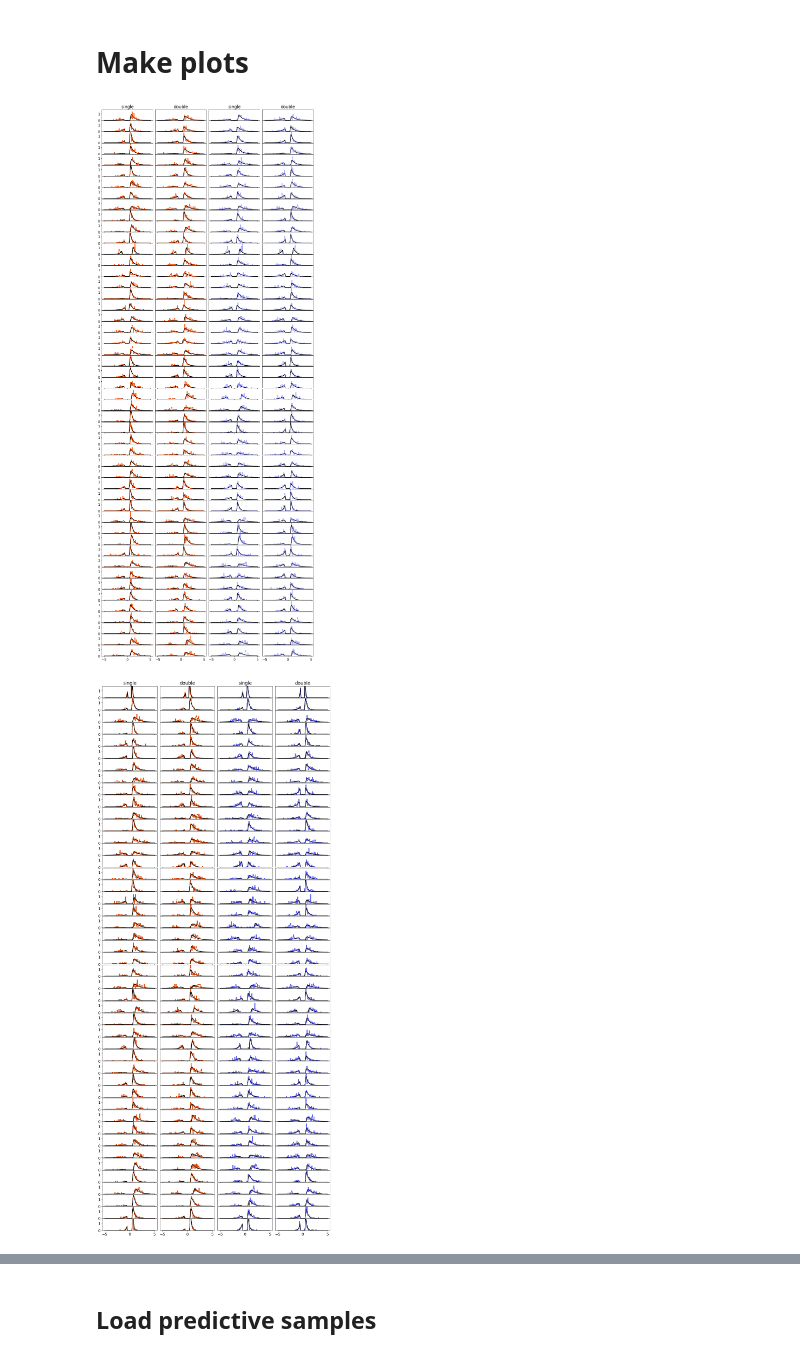
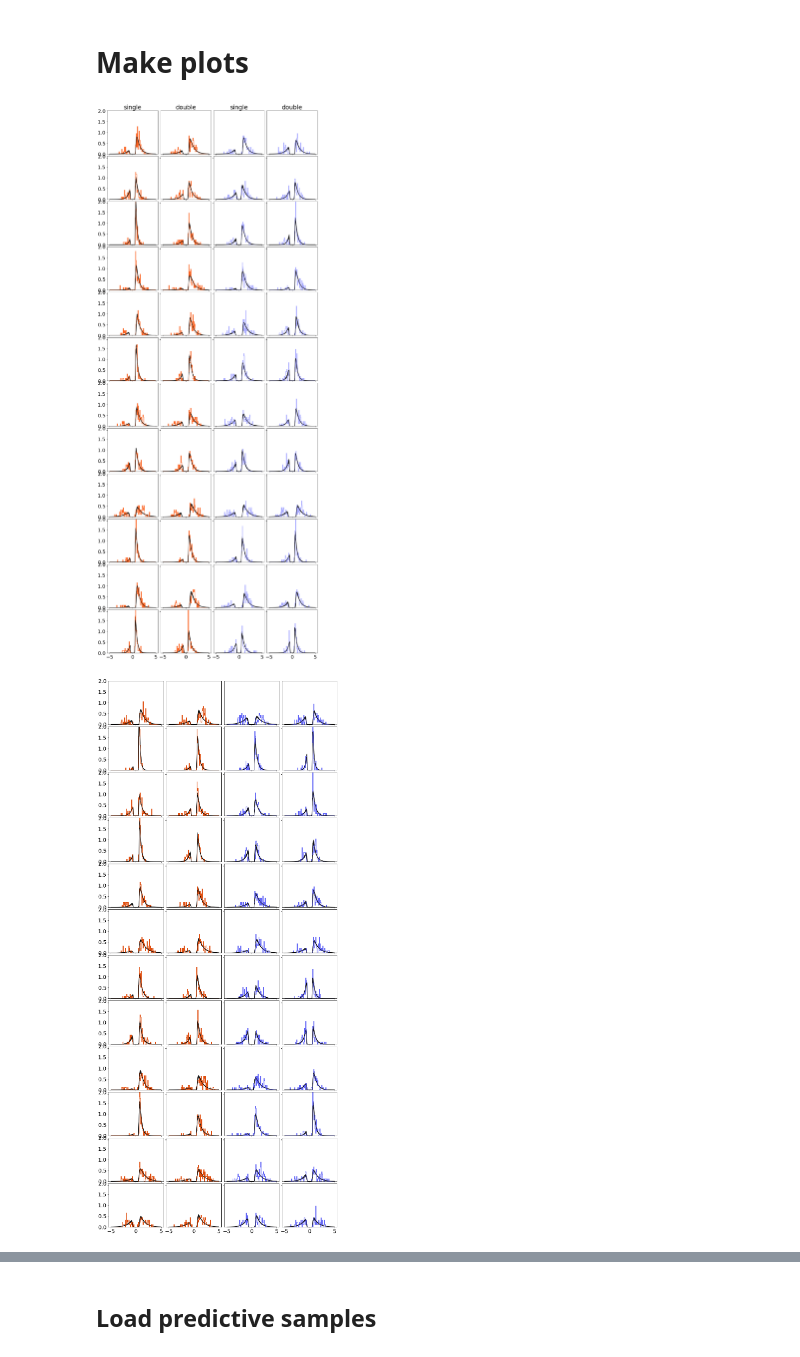
Before and after one commit to dokato/2drdk, a Jupyter notebook: hddm_analysis.ipynb, the cells around one changed output, grey strips where cells are left out. Drawn from its saved outputs; the diff is of its cells as text; code cells hidden in the pictures.

```diff
--- a/hddm_analysis.ipynb
+++ b/hddm_analysis.ipynb
@@ -11,7 +11,7 @@ import hddm
 
 from patsy import dmatrix
 # %%
-plt.rcParams.update({'font.size': 14})
+plt.rcParams.update({'font.size': 20})
 #import matplotlib as mpl
 #mpl.rcParams['axes.spines.right'] = False
 #mpl.rcParams['axes.spines.top'] = False
@@ -173,74 +173,76 @@ m = hddm.load('hddm_model_vta_no.ml')
 # Make plots
 # %%
 fig = plt.figure(figsize=(13, 40))
-N_subj = 49
-
+#N_subj = 49
+N_subj = 12
 fig.subplots_adjust(left=0.05, right=0.95, hspace = 0.05, wspace = 0.05)
 
 ii = 1
 for subject in range(N_subj):
     plt.subplot(N_subj,4,ii)
     plot_posterior_pdf_from_subject(m, (20, 'C1'), subject, title = False, color='#fb6220')
-    plt.ylim([0, 1.6])
+    plt.ylim([0, 2])
     if subject == 0: plt.title('single')
     #plt.ylabel('RT distribution [a.u.]')
     ii += 1
     plt.subplot(N_subj,4,ii)
     plot_posterior_pdf_from_subject(m, (20, 'C2'), subject, title = False, color='#fb6220')
-    plt.ylim([0, 1.6])
+    plt.ylim([0, 2])
     plt.yticks([])
     if subject == 0: plt.title('double')
     ii += 1
     plt.subplot(N_subj,4,ii)
     plot_posterior_pdf_from_subject(m, (20, 'I1'), subject, title = False, color='#aaacff')
-    plt.ylim([0, 1.6])
+    plt.ylim([0, 2])
     plt.yticks([])
     if subject == 0: plt.title('single')
     ii += 1
     plt.subplot(N_subj,4,ii)
     plot_posterior_pdf_from_subject(m, (20, 'I2'), subject, title = False, color='#aaacff')
-    plt.ylim([0, 1.6])
+    plt.ylim([0, 2])
     plt.yticks([])
     if subject == 0: plt.title('double')
     ii += 1
 plt.savefig('rts_ind_plot_20.svg')
 # %% [output]
-[figure, old version]
+[figure, new version]
 # %%
 fig = plt.figure(figsize=(13, 37))
-N_subj = 45
+#N_subj = 45
+N_subj = 12
 
 fig.subplots_adjust(left=0.05, right=0.95, hspace = 0.05, wspace = 0.05)
 
 ii = 1
 for subject in range(N_subj):
+    subject +=2
     plt.subplot(N_subj,4,ii)
     plot_posterior_pdf_from_subject(m, (45, 'C1'), subject, title = False, color='#df4e0f')
-    plt.ylim([0, 1.6])
+    plt.ylim([0, 2])
     if subject == 0: plt.title('single')
     #plt.ylabel('RT distribution [a.u.]')
     ii += 1
     plt.subplot(N_subj,4,ii)
     plot_posterior_pdf_from_subject(m, (45, 'C2'), subject, title = False, color='#df4e0f')
-    plt.ylim([0, 1.6])
+    plt.ylim([0, 2])
     plt.yticks([])
     if subject == 0: plt.title('double')
     ii += 1
     plt.subplot(N_subj,4,ii)
     plot_posterior_pdf_from_subject(m, (45, 'I1'), subject, title = False, color='#6467f6')
-    plt.ylim([0, 1.6])
+    plt.ylim([0, 2])
     plt.yticks([])
     if subject == 0: plt.title('single')
     ii += 1
     plt.subplot(N_subj,4,ii)
     plot_posterior_pdf_from_subject(m, (45, 'I2'), subject, title = False, color='#6467f6')
-    plt.ylim([0, 1.6])
+    plt.ylim([0, 2])
     plt.yticks([])
     if subject == 0: plt.title('double')
     ii += 1
 plt.savefig('rts_ind_plot_45.svg')
 # %% [output]
-[figure, old version]
+[figure, new version]
 # %%
 m.plot_posteriors(['a', 't', 'v', 'a_std'])
 # %% [output]
```
Also changed, not shown: parts of 11 cells of this notebook, 5 other files.
